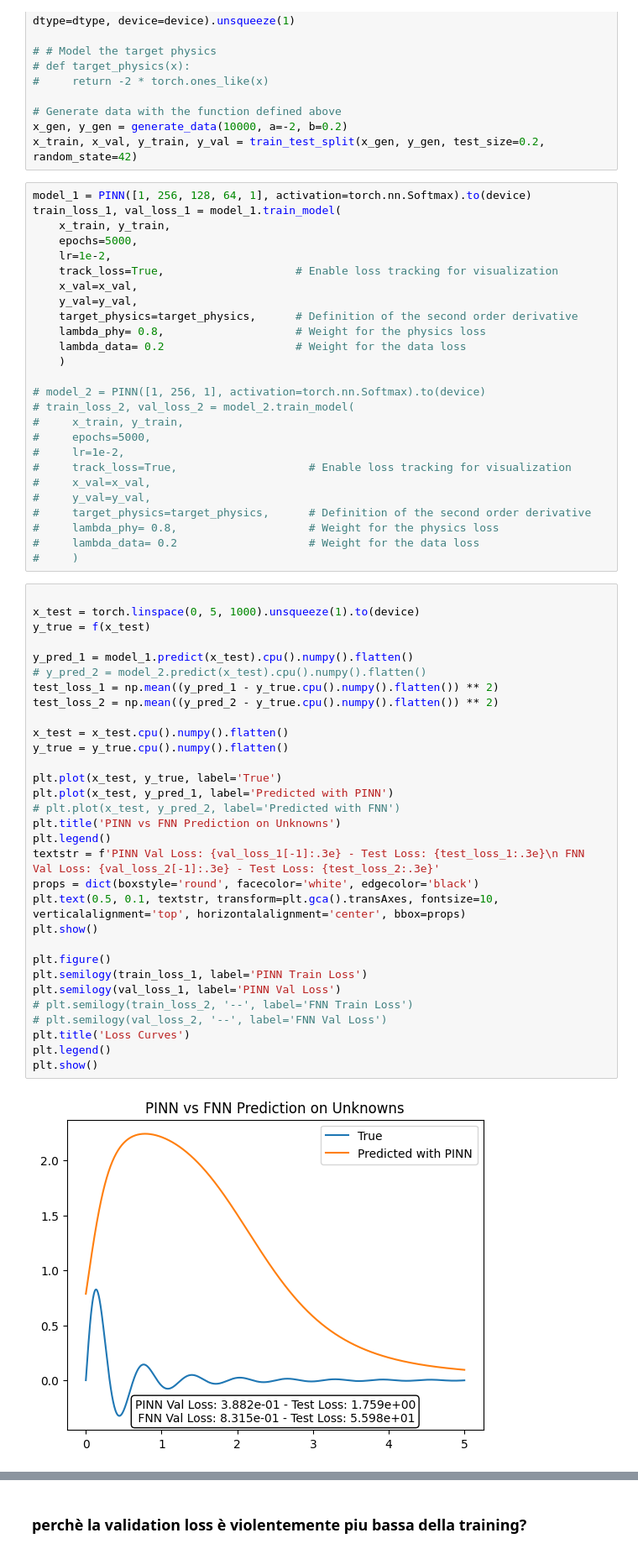
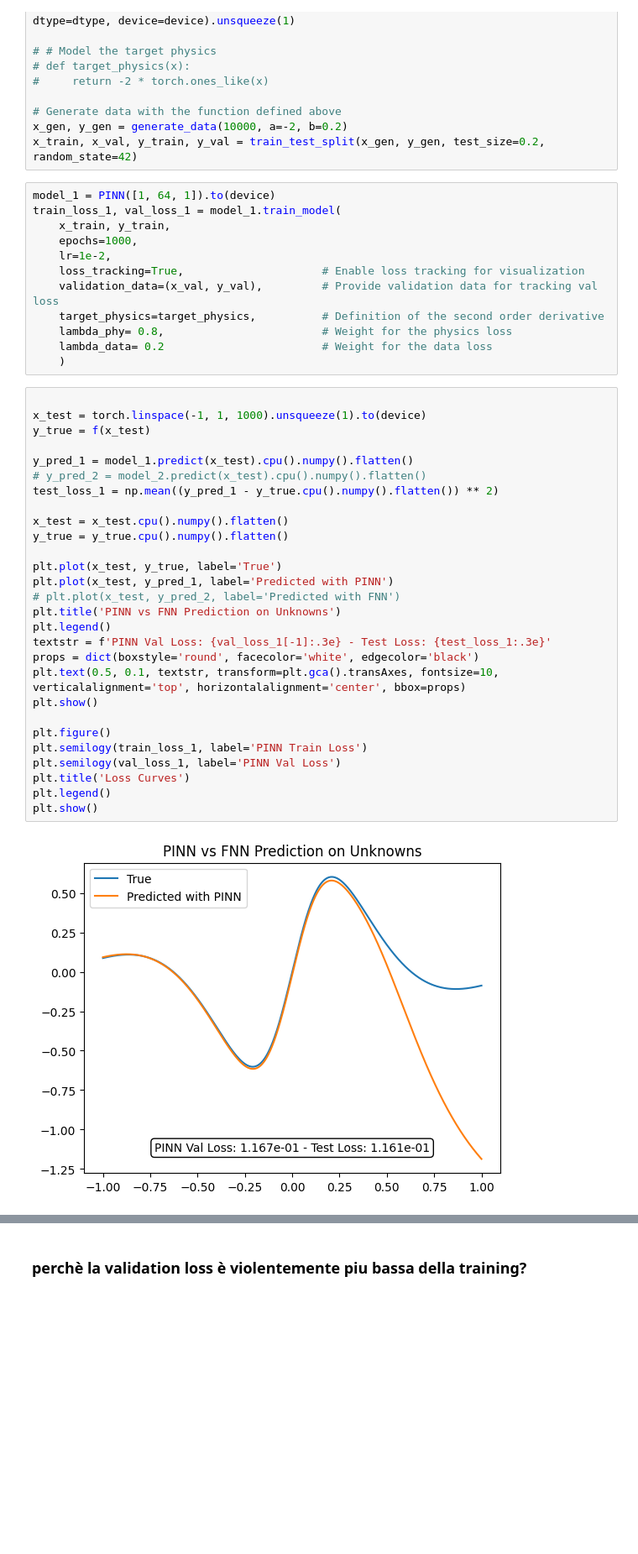
Before and after one commit to gbellume/SML, a Jupyter notebook: pinn.ipynb, the cells around one changed output, grey strips where cells are left out. Shown at 84% size. Saved outputs shown, nothing was run; the diff lists cells and outputs as text; blank space fills up the shorter version.

```diff
--- a/pinn.ipynb
+++ b/pinn.ipynb
@@ -34,61 +34,44 @@ def generate_data(n_samples, a=-1, b=1):
 x_gen, y_gen = generate_data(10000, a=-2, b=0.2)
 x_train, x_val, y_train, y_val = train_test_split(x_gen, y_gen, test_size=0.2, random_state=42)
 # %%
-model_1 = PINN([1, 256, 128, 64, 1], activation=torch.nn.Softmax).to(device)
+model_1 = PINN([1, 64, 1]).to(device)
 train_loss_1, val_loss_1 = model_1.train_model(
     x_train, y_train,
-    epochs=5000,
+    epochs=1000,
     lr=1e-2,
-    track_loss=True,                    # Enable loss tracking for visualization
-    x_val=x_val,
-    y_val=y_val,
-    target_physics=target_physics,      # Definition of the second order derivative
-    lambda_phy= 0.8,                    # Weight for the physics loss
-    lambda_data= 0.2                    # Weight for the data loss
+    loss_tracking=True,                     # Enable loss tracking for visualization
+    validation_data=(x_val, y_val),         # Provide validation data for tracking val loss
+    target_physics=target_physics,          # Definition of the second order derivative
+    lambda_phy= 0.8,                        # Weight for the physics loss
+    lambda_data= 0.2                        # Weight for the data loss
     )
-
-# model_2 = PINN([1, 256, 1], activation=torch.nn.Softmax).to(device)
-# train_loss_2, val_loss_2 = model_2.train_model(
-#     x_train, y_train,
-#     epochs=5000,
-#     lr=1e-2,
-#     track_loss=True,                    # Enable loss tracking for visualization
-#     x_val=x_val,
-#     y_val=y_val,
-#     target_physics=target_physics,      # Definition of the second order derivative
-#     lambda_phy= 0.8,                    # Weight for the physics loss
-#     lambda_data= 0.2                    # Weight for the data loss
-#     )
 # %%
 
-x_test = torch.linspace(0, 5, 1000).unsqueeze(1).to(device)
+x_test = torch.linspace(-1, 1, 1000).unsqueeze(1).to(device)
 y_true = f(x_test)
 
 y_pred_1 = model_1.predict(x_test).cpu().numpy().flatten()
 # y_pred_2 = model_2.predict(x_test).cpu().numpy().flatten()
 test_loss_1 = np.mean((y_pred_1 - y_true.cpu().numpy().flatten()) ** 2)
-test_loss_2 = np.mean((y_pred_2 - y_true.cpu().numpy().flatten()) ** 2)
 
 x_test = x_test.cpu().numpy().flatten()
 y_true = y_true.cpu().numpy().flatten()
 
 plt.plot(x_test, y_true, label='True')
 plt.plot(x_test, y_pred_1, label='Predicted with PINN')
 # plt.plot(x_test, y_pred_2, label='Predicted with FNN')
 plt.title('PINN vs FNN Prediction on Unknowns')
 plt.legend()
-textstr = f'PINN Val Loss: {val_loss_1[-1]:.3e} - Test Loss: {test_loss_1:.3e}\n FNN Val Loss: {val_loss_2[-1]:.3e} - Test Loss: {test_loss_2:.3e}'
+textstr = f'PINN Val Loss: {val_loss_1[-1]:.3e} - Test Loss: {test_loss_1:.3e}'
 props = dict(boxstyle='round', facecolor='white', edgecolor='black')
 plt.text(0.5, 0.1, textstr, transform=plt.gca().transAxes, fontsize=10, verticalalignment='top', horizontalalignment='center', bbox=props)
 plt.show()
 
 plt.figure()
 plt.semilogy(train_loss_1, label='PINN Train Loss')
 plt.semilogy(val_loss_1, label='PINN Val Loss')
-# plt.semilogy(train_loss_2, '--', label='FNN Train Loss')
-# plt.semilogy(val_loss_2, '--', label='FNN Val Loss')
 plt.title('Loss Curves')
 plt.legend()
 plt.show()
 # %% [output]
-[figure, old version]
+[figure, new version]
```
Also changed, not shown: parts of 2 cells of this notebook, 1 other file.
